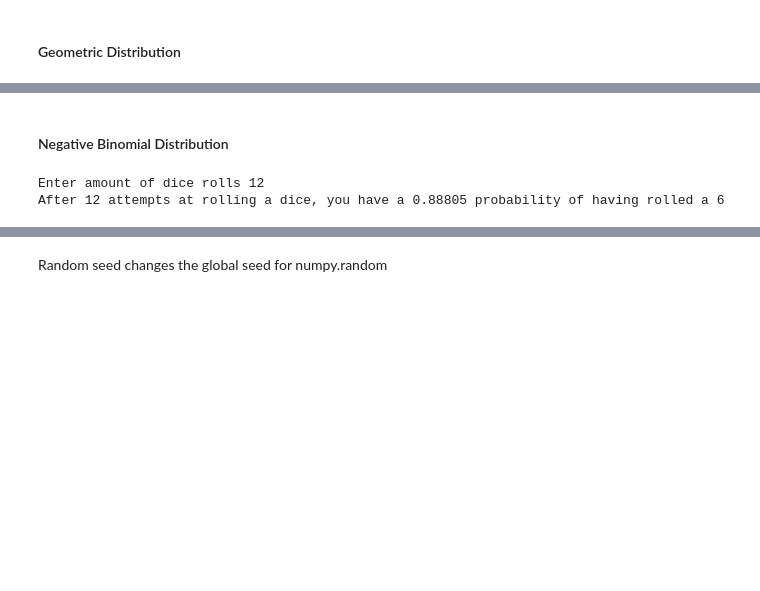
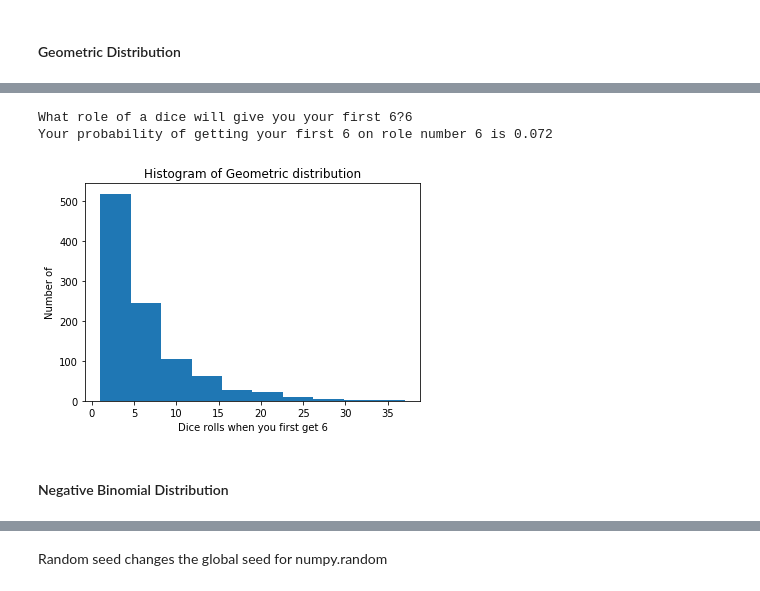
Before and after one commit to dermotkel/programming-for-data-analysis, a Jupyter notebook: Simple Random Data.ipynb, the cells around one changed output, grey strips where cells are left out. Drawn from its saved outputs; the diff is of its cells as text; code cells hidden in the pictures; blank space fills up the shorter version.

```diff
--- a/Simple Random Data.ipynb
+++ b/Simple Random Data.ipynb
@@ -462,22 +398,20 @@ The geometric distribution shows the number of independent bernouli trials neede
 # %%
-geo = np.random.geometric(p=0.167, size=10)
+geo = np.random.geometric(p=0.167, size = 1000) # The experiment is carried out 1000 times. Cite: https://docs.scipy.org/doc/numpy-1.15.0/reference/generated/numpy.random.geometric.html
 
-turn = input()
+turn = input("What role of a dice will give you your first 6?")
 
-p = (geo == int(turn)).sum() / 10
+p = (geo == int(turn)).sum() / 1000
 
 print("Your probability of getting your first 6 on role number " + str(turn) + " is " + str(p))
 
-#plt.hist(z)
-#plt.show()
+plt.hist(geo)
+plt.ylabel('Number of')
+plt.xlabel('Dice rolls when you first get 6')
+plt.title("Histogram of Geometric distribution")
+plt.show()
+# %% [output]
+What role of a dice will give you your first 6?6
+Your probability of getting your first 6 on role number 6 is 0.072
+[figure, added]
 # %% [markdown]
 #### Negative Binomial Distribution
-# %%
-p = int(input("Enter amount of dice rolls "))
-s = np.random.negative_binomial(1, 0.167, 100000)
-for i in range(p+1):
- probability = sum(s<i) / 100000.
-print ("After " + str(i) + " attempts at rolling a dice, you have a " + str(probability) + " probability of having rolled a 6")
-# %% [output]
-Enter amount of dice rolls 12
-After 12 attempts at rolling a dice, you have a 0.88805 probability of having rolled a 6
```
Also changed, not shown: parts of 27 cells of this notebook.
